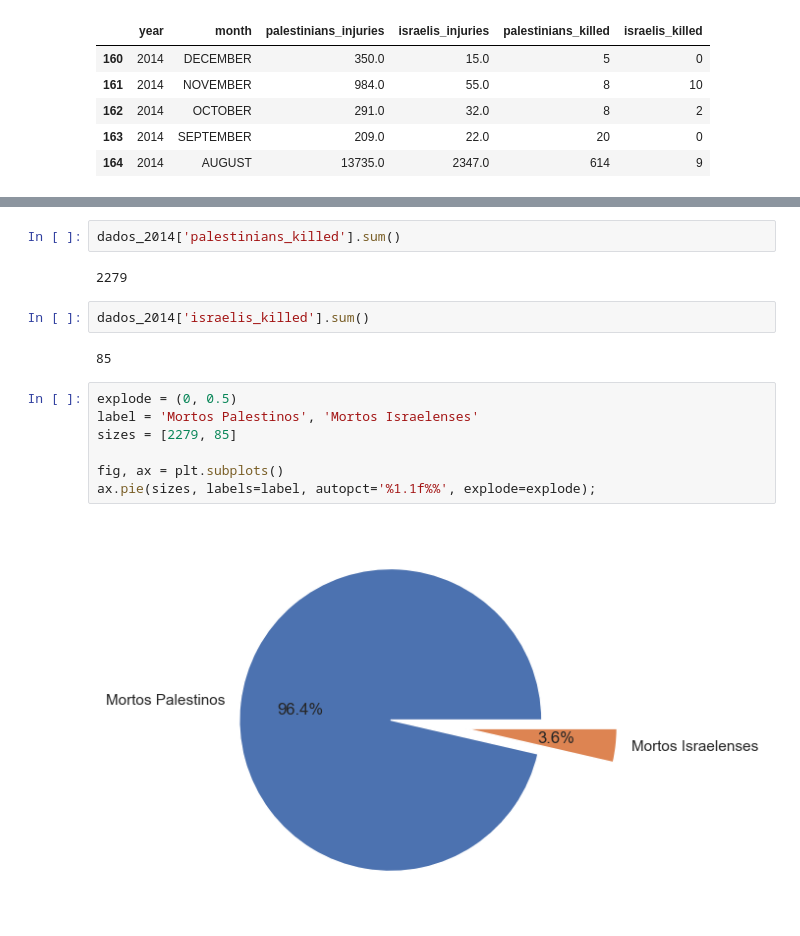
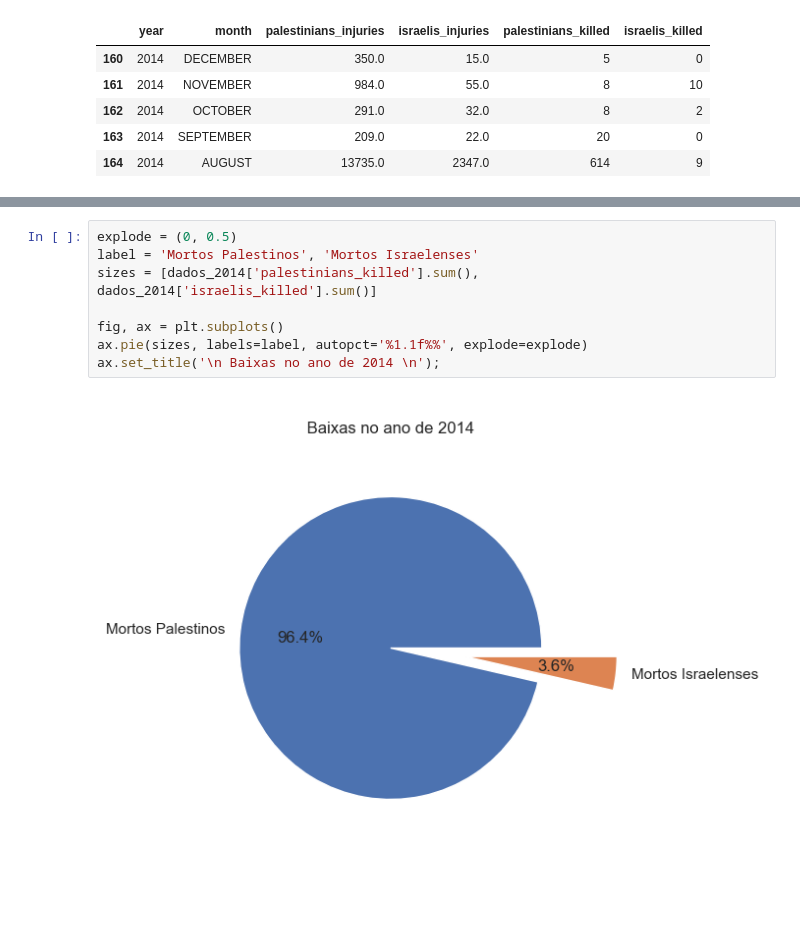
Before and after one commit to henriquecarvalho-maker/Conflito-israelo-palestino, a Jupyter notebook: análise_dos_mortos_e_feridos_no_conflito_entre_palestinos_e_israelitas.ipynb, the cells around one changed output, grey strips where cells are left out. Drawn from its saved outputs; the diff is of its cells as text; blank space fills up the shorter version.

```diff
--- a/análise_dos_mortos_e_feridos_no_conflito_entre_palestinos_e_israelitas.ipynb
+++ b/análise_dos_mortos_e_feridos_no_conflito_entre_palestinos_e_israelitas.ipynb
@@ -324,17 +336,10 @@ plt.legend(['2279 Mortos Palestinos', '85 Mortos Israelenses'])
-# %%
-dados_2014['palestinians_killed'].sum()
-# %% [output]
-2279
-# %%
-dados_2014['israelis_killed'].sum()
-# %% [output]
-85
 # %%
 explode = (0, 0.5)
 label = 'Mortos Palestinos', 'Mortos Israelenses'
-sizes = [2279, 85]
+sizes = [dados_2014['palestinians_killed'].sum(), dados_2014['israelis_killed'].sum()]
 
 fig, ax = plt.subplots()
-ax.pie(sizes, labels=label, autopct='%1.1f%%', explode=explode);
+ax.pie(sizes, labels=label, autopct='%1.1f%%', explode=explode)
+ax.set_title('\n Baixas no ano de 2014 \n');
 # %% [output]
-[figure, old version]
+[figure, new version]
```
Also changed, not shown: parts of 5 cells of this notebook.
